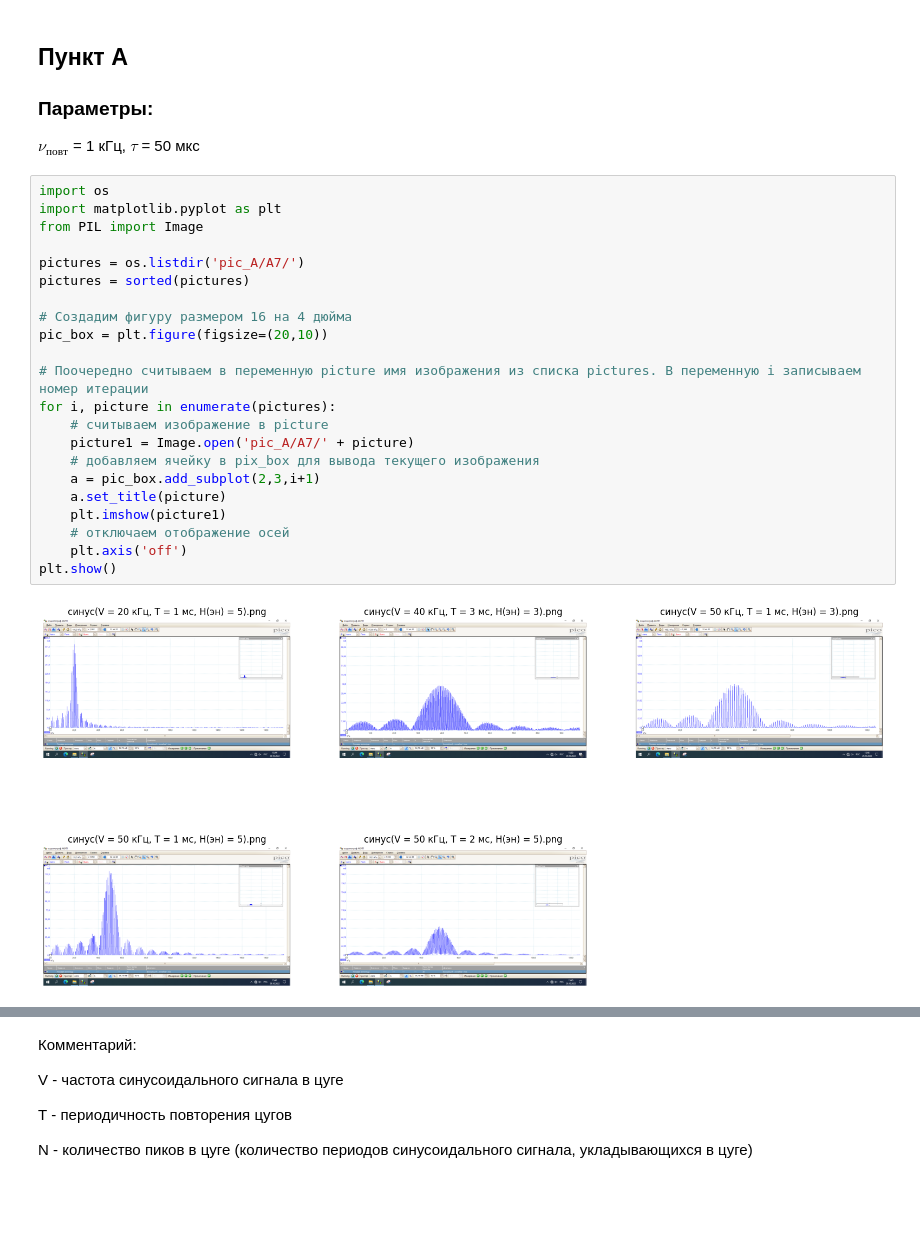
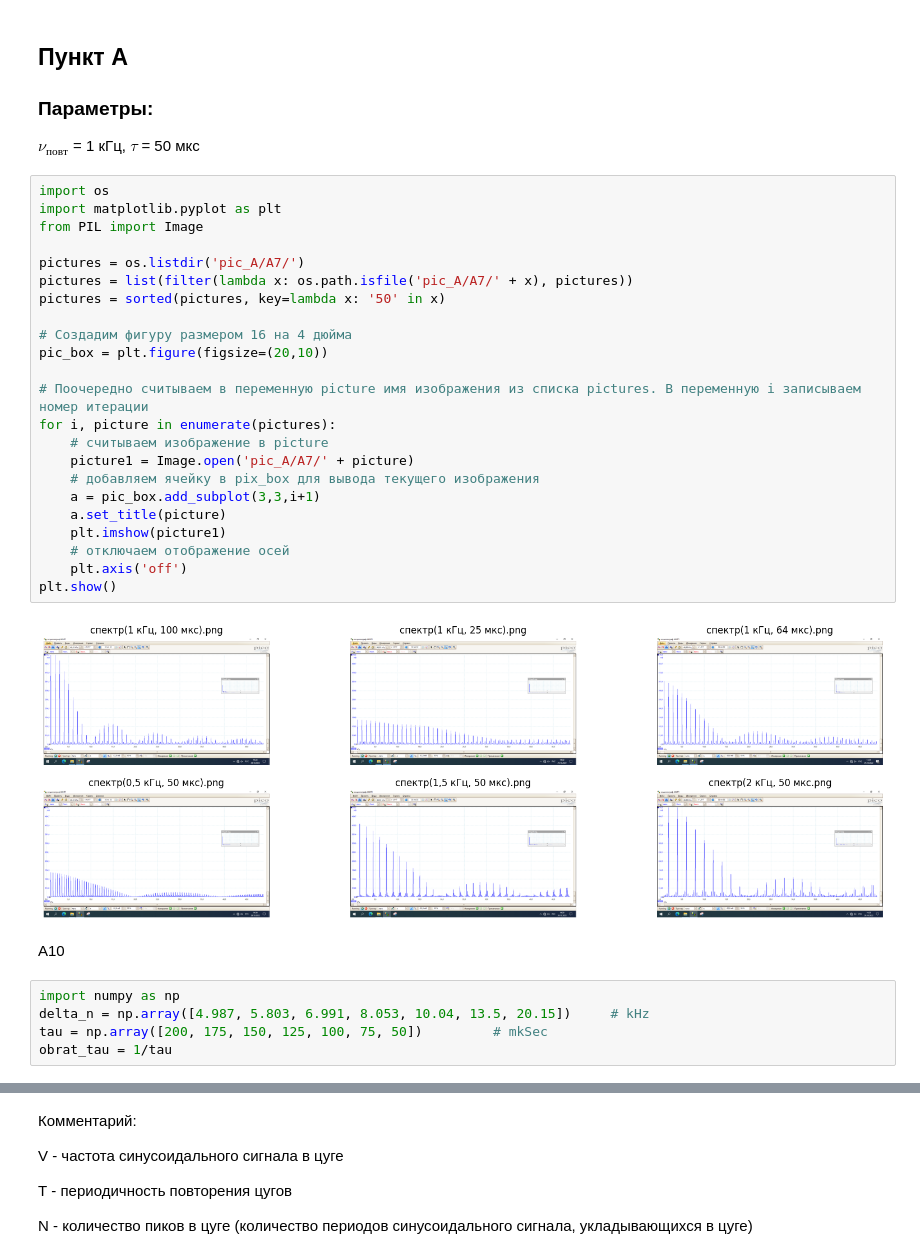
Before and after one commit to alexzhelyapov1/labs_mipt, a Jupyter notebook: 3.6.1/3.6.1.ipynb, the cells around one changed output, grey strips where cells are left out. Cells and saved outputs as stored; diff of their text form; blank space fills up the shorter version.

```diff
--- a/3.6.1/3.6.1.ipynb
+++ b/3.6.1/3.6.1.ipynb
@@ -6,24 +6,32 @@ $\nu_{повт}$ = 1 кГц, $\tau$ = 50 мкс
 # %%
 import os
 import matplotlib.pyplot as plt
 from PIL import Image
 
 pictures = os.listdir('pic_A/A7/')
-pictures = sorted(pictures)
+pictures = list(filter(lambda x: os.path.isfile('pic_A/A7/' + x), pictures))
+pictures = sorted(pictures, key=lambda x: '50' in x)
 
 # Создадим фигуру размером 16 на 4 дюйма
 pic_box = plt.figure(figsize=(20,10))
 
 # Поочередно считываем в переменную picture имя изображения из списка pictures. В переменную i записываем номер итерации
 for i, picture in enumerate(pictures):
     # считываем изображение в picture
     picture1 = Image.open('pic_A/A7/' + picture)
     # добавляем ячейку в pix_box для вывода текущего изображения
-    a = pic_box.add_subplot(2,3,i+1)
+    a = pic_box.add_subplot(3,3,i+1)
     a.set_title(picture)
     plt.imshow(picture1)
     # отключаем отображение осей
     plt.axis('off')
 plt.show()
 # %% [output]
-[figure, old version]
+[figure, new version]
+# %% [markdown]
+A10
+# %%
+import numpy as np
+delta_n = np.array([4.987, 5.803, 6.991, 8.053, 10.04, 13.5, 20.15])     # kHz
+tau = np.array([200, 175, 150, 125, 100, 75, 50])         # mkSec
+obrat_tau = 1/tau
```
Also changed, not shown: parts of 11 cells of this notebook, 20 other files.
